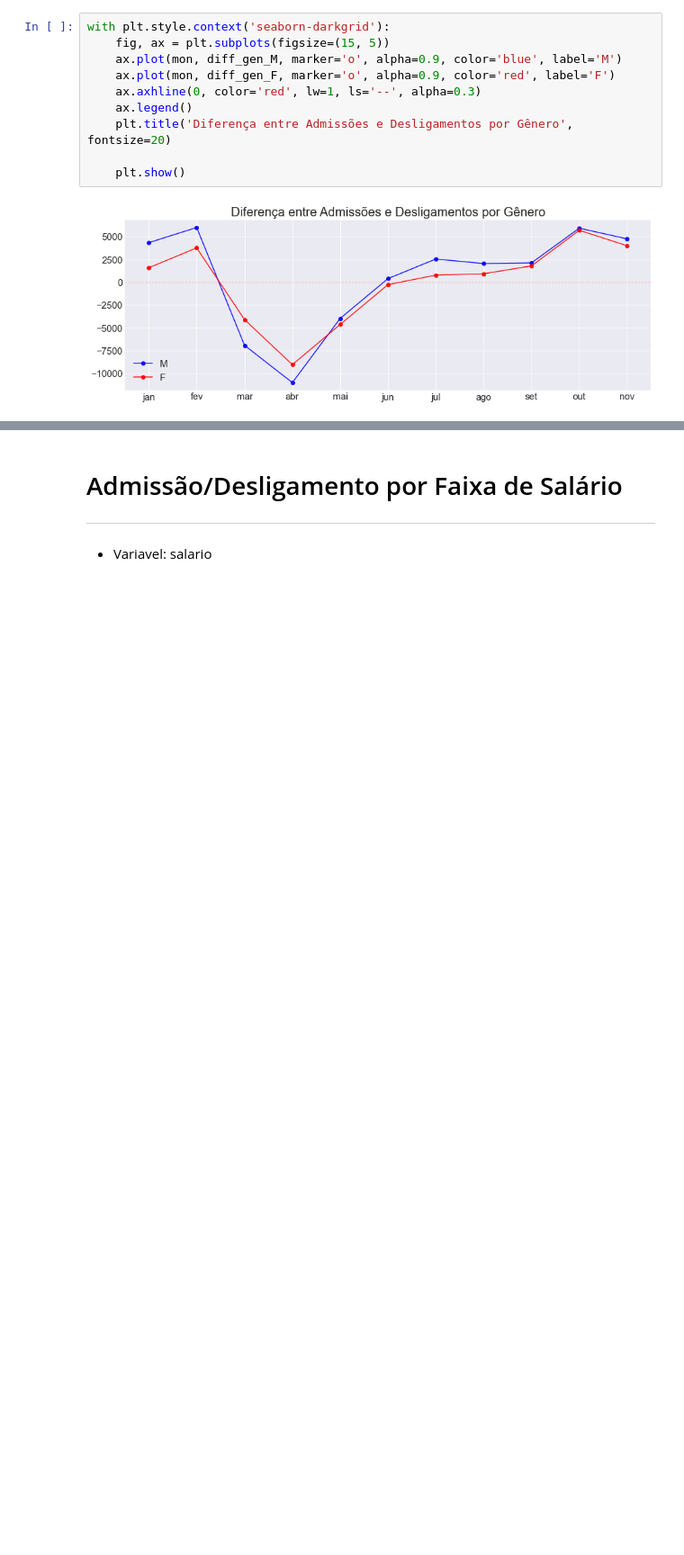
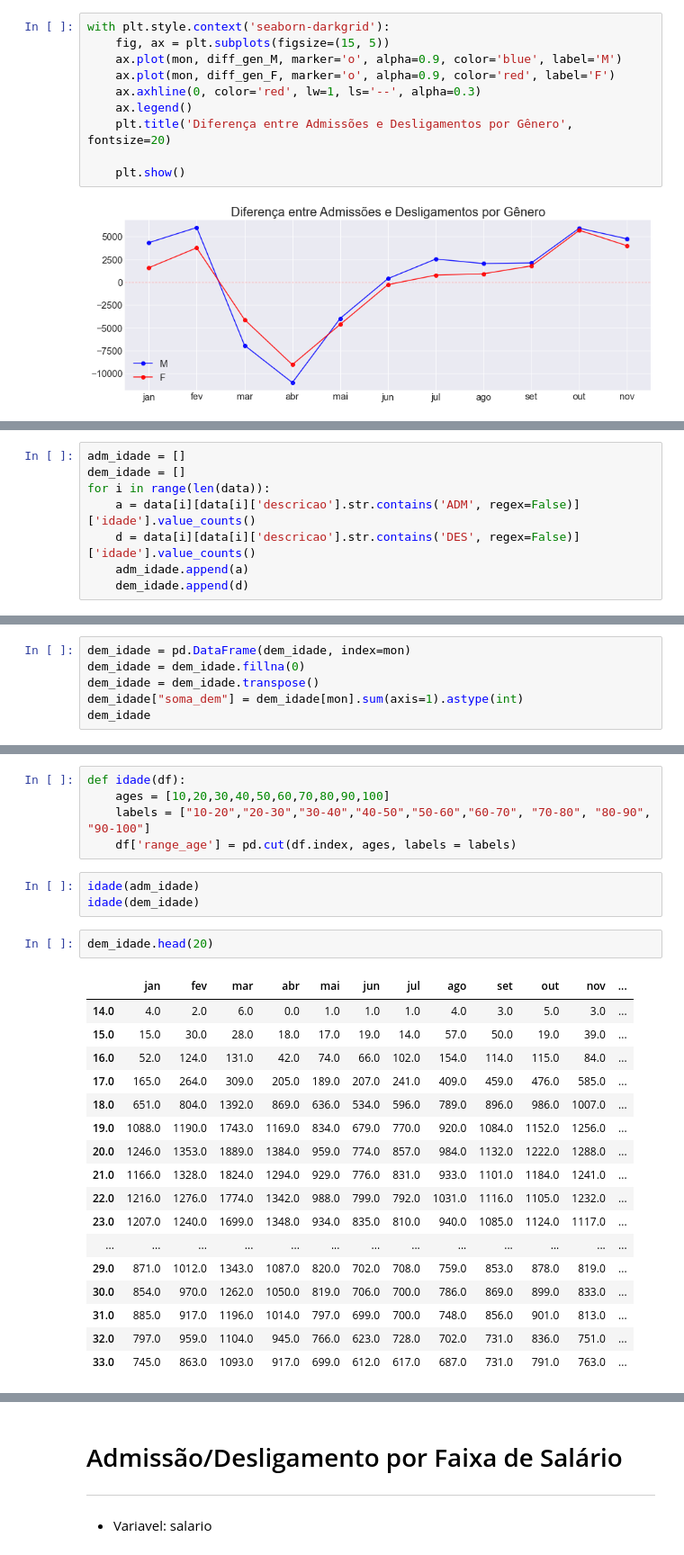
Before and after one commit to emariot/CAGED-CWB, a Jupyter notebook: Novo Caged.ipynb, the cells around one changed output, grey strips where cells are left out. Shown at 90% size. Cells and saved outputs as stored; diff of their text form; blank space fills up the shorter version.

```diff
--- a/Novo Caged.ipynb
+++ b/Novo Caged.ipynb
@@ -1239,2 +1240,10 @@ with plt.style.context('seaborn-darkgrid'):
 ---
 * Variável: idade
+# %%
+adm_idade = []
+dem_idade = []
+for i in range(len(data)):
+    a = data[i][data[i]['descricao'].str.contains('ADM', regex=False)]['idade'].value_counts()
+    d = data[i][data[i]['descricao'].str.contains('DES', regex=False)]['idade'].value_counts()
+    adm_idade.append(a)
+    dem_idade.append(d)
@@ -1240,0 +1270,6 @@ with plt.style.context('seaborn-darkgrid'):
+# %%
+dem_idade = pd.DataFrame(dem_idade, index=mon)
+dem_idade = dem_idade.fillna(0)
+dem_idade = dem_idade.transpose()
+dem_idade["soma_dem"] = dem_idade[mon].sum(axis=1).astype(int)
+dem_idade
@@ -1240,0 +1290,28 @@ with plt.style.context('seaborn-darkgrid'):
+# %%
+def idade(df):
+    ages = [10,20,30,40,50,60,70,80,90,100]
+    labels = ["10-20","20-30","30-40","40-50","50-60","60-70", "70-80", "80-90", "90-100"]
+    df['range_age'] = pd.cut(df.index, ages, labels = labels)
+# %%
+idade(adm_idade)
+idade(dem_idade)
+# %%
+dem_idade.head(20)
+# %% [output]
+|  | jan | fev | mar | abr | mai | jun | jul | ago | set | out | nov | ... |
+| 14.0 | 4.0 | 2.0 | 6.0 | 0.0 | 1.0 | 1.0 | 1.0 | 4.0 | 3.0 | 5.0 | 3.0 | ... |
+| 15.0 | 15.0 | 30.0 | 28.0 | 18.0 | 17.0 | 19.0 | 14.0 | 57.0 | 50.0 | 19.0 | 39.0 | ... |
+| 16.0 | 52.0 | 124.0 | 131.0 | 42.0 | 74.0 | 66.0 | 102.0 | 154.0 | 114.0 | 115.0 | 84.0 | ... |
+| 17.0 | 165.0 | 264.0 | 309.0 | 205.0 | 189.0 | 207.0 | 241.0 | 409.0 | 459.0 | 476.0 | 585.0 | ... |
+| 18.0 | 651.0 | 804.0 | 1392.0 | 869.0 | 636.0 | 534.0 | 596.0 | 789.0 | 896.0 | 986.0 | 1007.0 | ... |
+| 19.0 | 1088.0 | 1190.0 | 1743.0 | 1169.0 | 834.0 | 679.0 | 770.0 | 920.0 | 1084.0 | 1152.0 | 1256.0 | ... |
+| 20.0 | 1246.0 | 1353.0 | 1889.0 | 1384.0 | 959.0 | 774.0 | 857.0 | 984.0 | 1132.0 | 1222.0 | 1288.0 | ... |
+| 21.0 | 1166.0 | 1328.0 | 1824.0 | 1294.0 | 929.0 | 776.0 | 831.0 | 933.0 | 1101.0 | 1184.0 | 1241.0 | ... |
+| 22.0 | 1216.0 | 1276.0 | 1774.0 | 1342.0 | 988.0 | 799.0 | 792.0 | 1031.0 | 1116.0 | 1105.0 | 1232.0 | ... |
+| 23.0 | 1207.0 | 1240.0 | 1699.0 | 1348.0 | 934.0 | 835.0 | 810.0 | 940.0 | 1085.0 | 1124.0 | 1117.0 | ... |
+| ... | ... | ... | ... | ... | ... | ... | ... | ... | ... | ... | ... | ... |
+| 29.0 | 871.0 | 1012.0 | 1343.0 | 1087.0 | 820.0 | 702.0 | 708.0 | 759.0 | 853.0 | 878.0 | 819.0 | ... |
+| 30.0 | 854.0 | 970.0 | 1262.0 | 1050.0 | 819.0 | 706.0 | 700.0 | 786.0 | 869.0 | 899.0 | 833.0 | ... |
+| 31.0 | 885.0 | 917.0 | 1196.0 | 1014.0 | 797.0 | 699.0 | 700.0 | 748.0 | 856.0 | 901.0 | 813.0 | ... |
+| 32.0 | 797.0 | 959.0 | 1104.0 | 945.0 | 766.0 | 623.0 | 728.0 | 702.0 | 731.0 | 836.0 | 751.0 | ... |
+| 33.0 | 745.0 | 863.0 | 1093.0 | 917.0 | 699.0 | 612.0 | 617.0 | 687.0 | 731.0 | 791.0 | 763.0 | ... |
```
Also changed, not shown: parts of 6 cells of this notebook.
